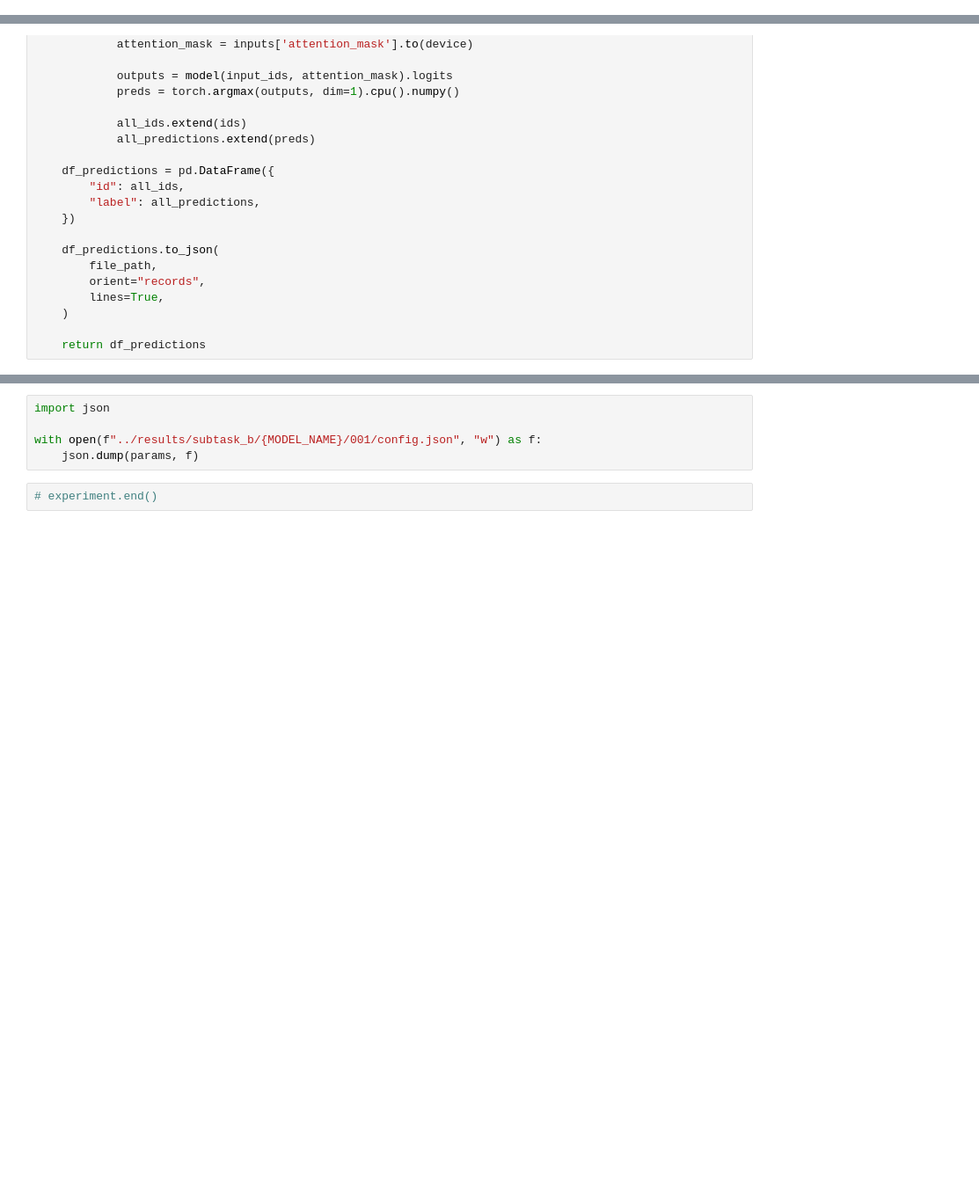
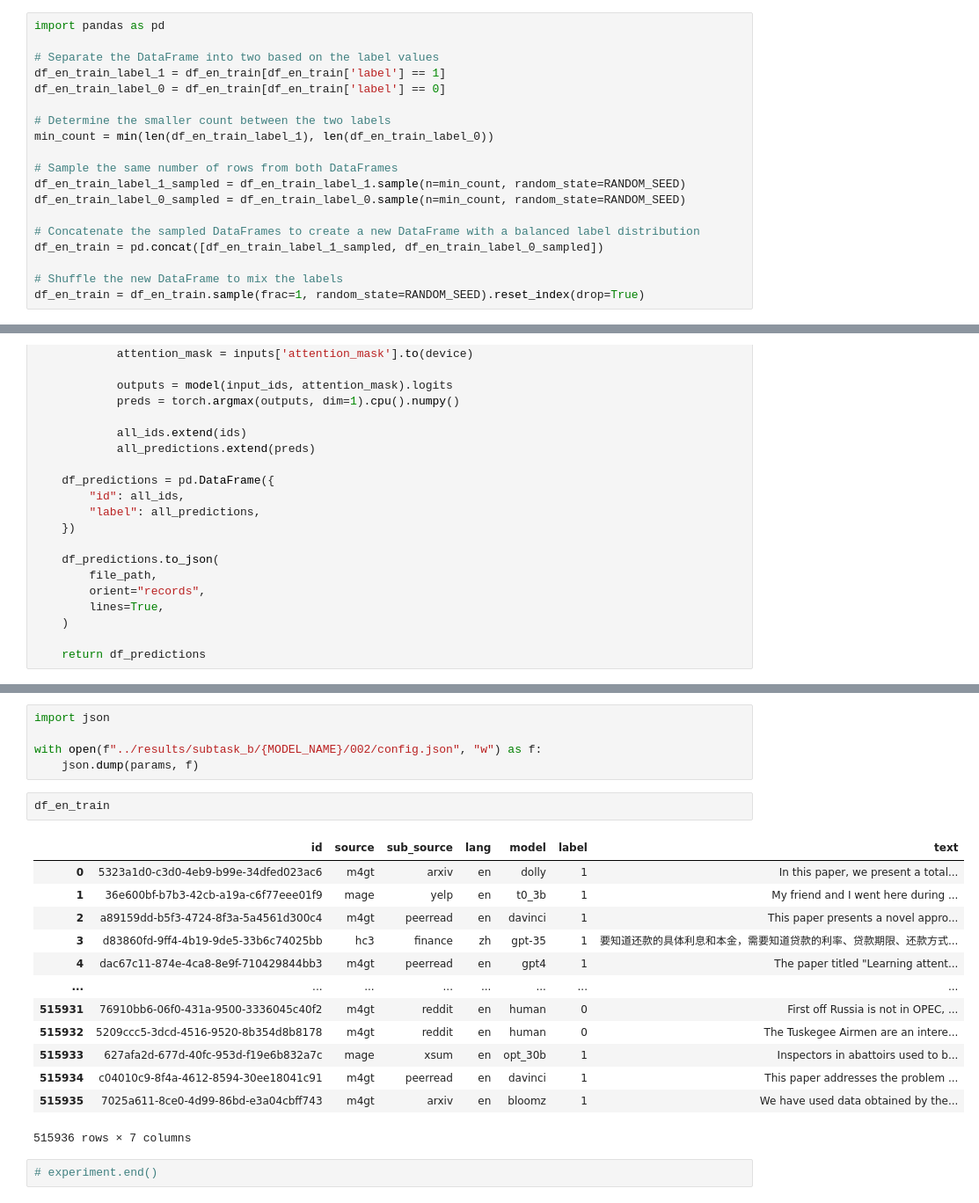
Before and after one commit to ClaudiuCreanga/coling-2025-task-1, a Jupyter notebook: notebooks/Qwen2.5-multilingual.ipynb, the cells around one changed output, grey strips where cells are left out. Shown at 88% size. Cells and saved outputs as stored; diff of their text form; blank space fills up the shorter version.

```diff
--- a/notebooks/Qwen2.5-multilingual.ipynb
+++ b/notebooks/Qwen2.5-multilingual.ipynb
@@ -65,3 +65,22 @@ df_en_train.head()
 | 2 | 3059e6e4-1724-4745-a833-cbb6bfb4acd8 | mage | xsum | en | flan_t5_xl | 1 | Towell, 25, was knocked down twic... |
 | 3 | 4ca1cde7-6dbd-4519-b60c-7f8c8fcd0d36 | hc3 | open_qa | zh | gpt-35 | 1 | 我不确定你想要问的是什么，但是阿玛尼是一个奢侈品牌，它的产品包括化... |
 | 4 | f9cca231-ed31-45a9-a448-99245f72e32c | hc3 | reddit_eli5 | en | gpt-35 | 1 | Sometimes when we eat certain typ... |
+# %%
+import pandas as pd
+
+# Separate the DataFrame into two based on the label values
+df_en_train_label_1 = df_en_train[df_en_train['label'] == 1]
+df_en_train_label_0 = df_en_train[df_en_train['label'] == 0]
+
+# Determine the smaller count between the two labels
+min_count = min(len(df_en_train_label_1), len(df_en_train_label_0))
+
+# Sample the same number of rows from both DataFrames
+df_en_train_label_1_sampled = df_en_train_label_1.sample(n=min_count, random_state=RANDOM_SEED)
+df_en_train_label_0_sampled = df_en_train_label_0.sample(n=min_count, random_state=RANDOM_SEED)
+
+# Concatenate the sampled DataFrames to create a new DataFrame with a balanced label distribution
+df_en_train = pd.concat([df_en_train_label_1_sampled, df_en_train_label_0_sampled])
+
+# Shuffle the new DataFrame to mix the labels
+df_en_train = df_en_train.sample(frac=1, random_state=RANDOM_SEED).reset_index(drop=True)
@@ -551,7 +573,23 @@ Name: proportion, dtype: float64
 # %%
 import json
 
-with open(f"../results/subtask_b/{MODEL_NAME}/001/config.json", "w") as f:
+with open(f"../results/subtask_b/{MODEL_NAME}/002/config.json", "w") as f:
     json.dump(params, f)
+# %%
+df_en_train
+# %% [output]
+|  | id | source | sub_source | lang | model | label | text |
+| 0 | 5323a1d0-c3d0-4eb9-b99e-34dfed023ac6 | m4gt | arxiv | en | dolly | 1 | In this paper, we present a total... |
+| 1 | 36e600bf-b7b3-42cb-a19a-c6f77eee01f9 | mage | yelp | en | t0_3b | 1 | My friend and I went here during ... |
+| 2 | a89159dd-b5f3-4724-8f3a-5a4561d300c4 | m4gt | peerread | en | davinci | 1 | This paper presents a novel appro... |
+| 3 | d83860fd-9ff4-4b19-9de5-33b6c74025bb | hc3 | finance | zh | gpt-35 | 1 | 要知道还款的具体利息和本金，需要知道贷款的利率、贷款期限、还款方式... |
+| 4 | dac67c11-874e-4ca8-8e9f-710429844bb3 | m4gt | peerread | en | gpt4 | 1 | The paper titled "Learning attent... |
+| ... | ... | ... | ... | ... | ... | ... | ... |
+| 515931 | 76910bb6-06f0-431a-9500-3336045c40f2 | m4gt | reddit | en | human | 0 | First off Russia is not in OPEC, ... |
+| 515932 | 5209ccc5-3dcd-4516-9520-8b354d8b8178 | m4gt | reddit | en | human | 0 | The Tuskegee Airmen are an intere... |
+| 515933 | 627afa2d-677d-40fc-953d-f19e6b832a7c | mage | xsum | en | opt_30b | 1 | Inspectors in abattoirs used to b... |
+| 515934 | c04010c9-8f4a-4612-8594-30ee18041c91 | m4gt | peerread | en | davinci | 1 | This paper addresses the problem ... |
+| 515935 | 7025a611-8ce0-4d99-86bd-e3a04cbff743 | m4gt | arxiv | en | bloomz | 1 | We have used data obtained by the... |
+515936 rows × 7 columns
 # %%
 # experiment.end()
```
Also changed, not shown: parts of 23 cells of this notebook, 2 other files.
